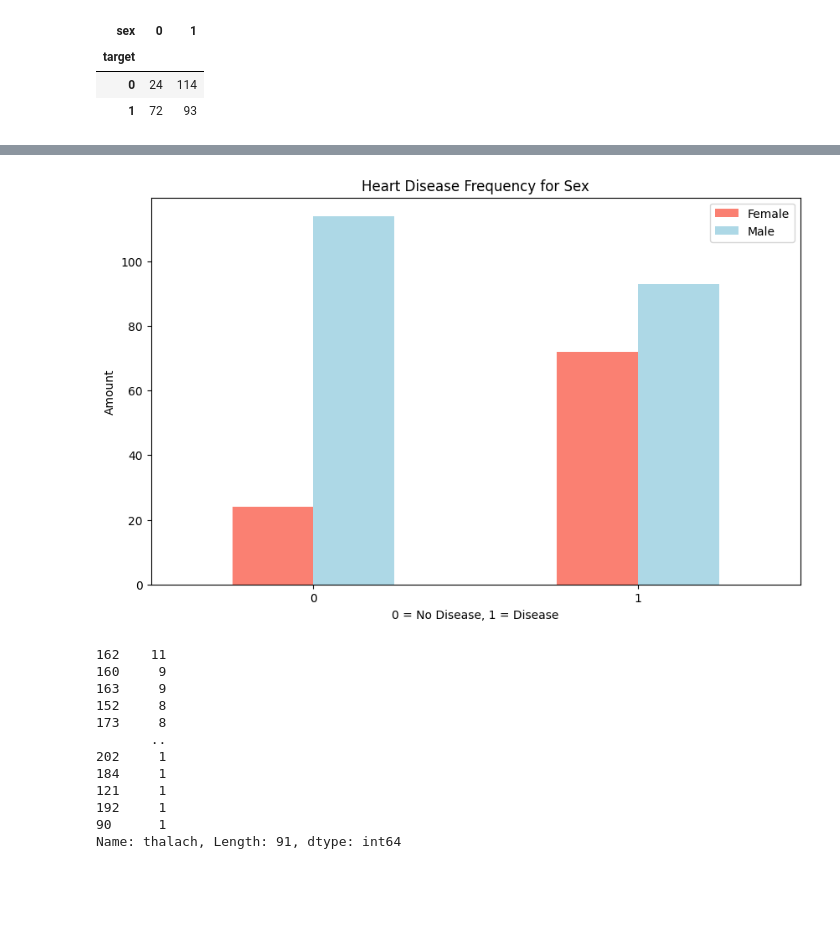
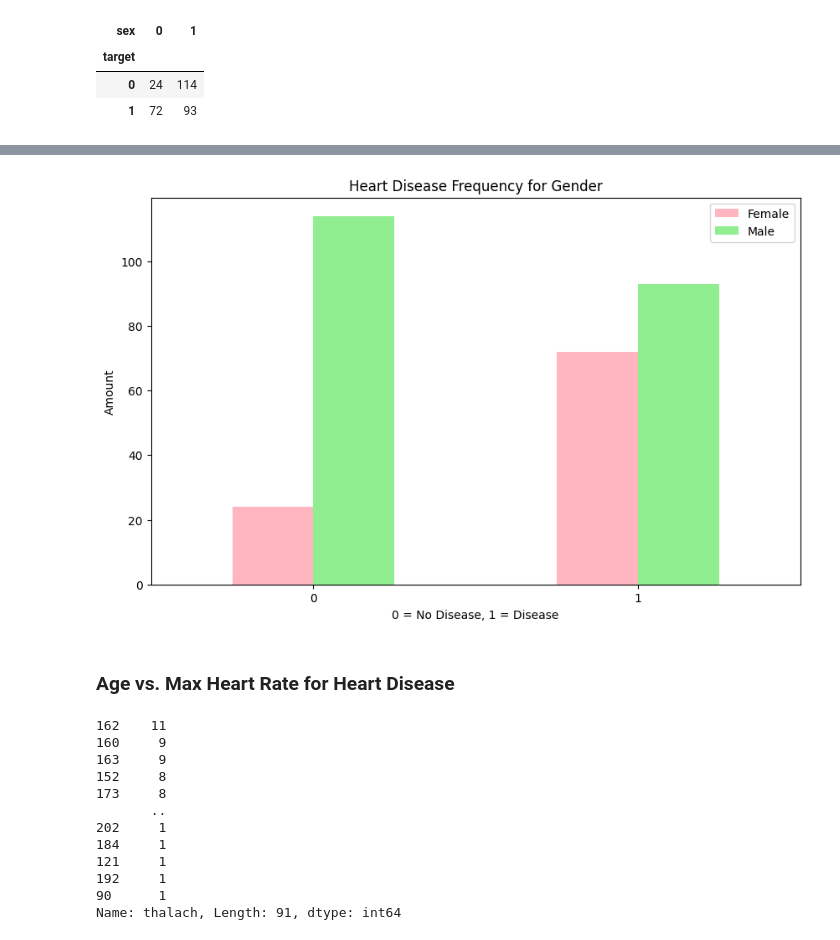
Before and after one commit to Voidylikescandy/heart-disease-classification, a Jupyter notebook: heart-disease-classification.ipynb, the cells around one changed output, grey strips where cells are left out. Cells and saved outputs as stored; diff of their text form; code cells hidden in the pictures; blank space fills up the shorter version.

```diff
--- a/heart-disease-classification.ipynb
+++ b/heart-disease-classification.ipynb
@@ -208,14 +262,16 @@ pd.crosstab(df.target, df.sex)
 # %%
 # Create a plot of crosstab
-pd.crosstab(df.target, df.sex).plot(kind="bar", figsize=(10, 6), color=["salmon", "lightblue"]);
+pd.crosstab(df.target, df.sex).plot(kind="bar", figsize=(10, 6), color=["lightpink", "lightgreen"]);
 
-plt.title("Heart Disease Frequency for Sex")
+plt.title("Heart Disease Frequency for Gender")
 plt.xlabel("0 = No Disease, 1 = Disease")
 plt.ylabel("Amount")
 plt.legend(["Female", "Male"])
 plt.xticks(rotation=0);
 # %% [output]
-[figure, old version]
+[figure, new version]
+# %% [markdown]
+### Age vs. Max Heart Rate for Heart Disease
 # %%
 df["thalach"].value_counts()
 # %% [output]
```
Also changed, not shown: parts of 83 cells of this notebook.
